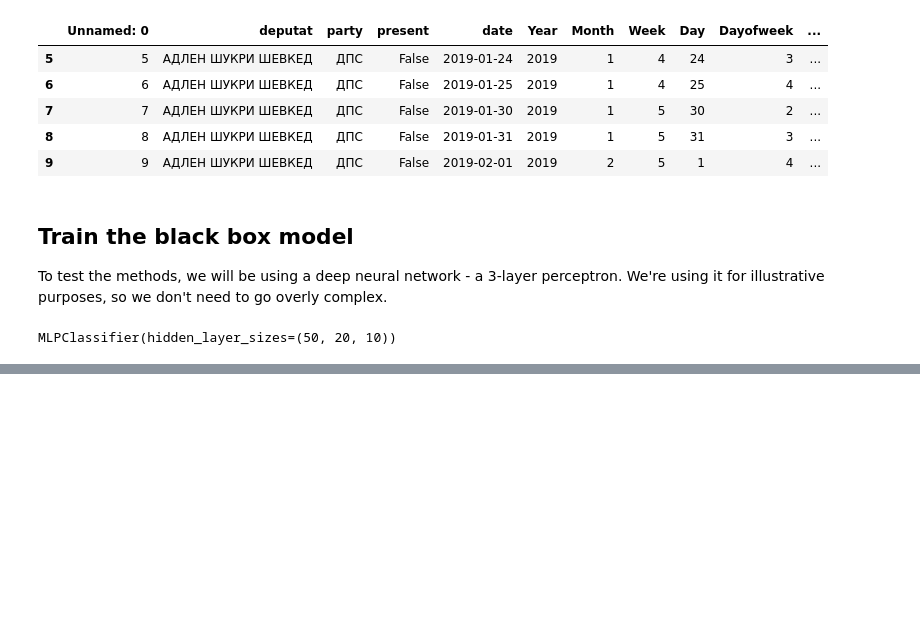
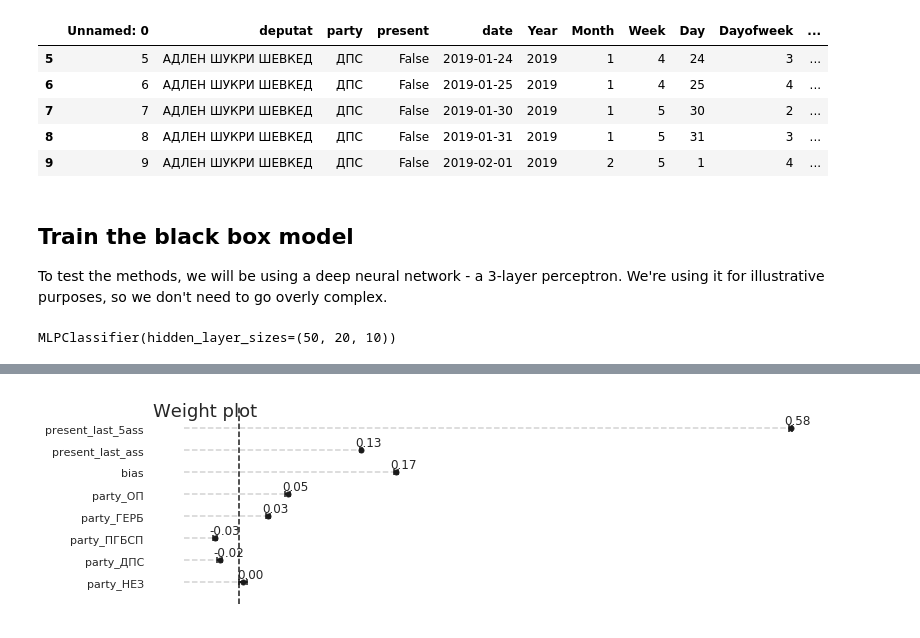
Before and after one commit to DimitarDKirov/ml4humans, a Jupyter notebook: ml4humans/3. Model-Agnostic Methods.ipynb, the cells around one changed output, grey strips where cells are left out. Cells and saved outputs as stored; diff of their text form; code cells hidden in the pictures; blank space fills up the shorter version.

```diff
--- a/ml4humans/3. Model-Agnostic Methods.ipynb
+++ b/ml4humans/3. Model-Agnostic Methods.ipynb
@@ -122,0 +152,5 @@ plot_partial_dependence(model,features_df.values,feature_names=features_df.colum
+# %%
+# NOTE: we are fitting against the predictions and not the actual values
+lin_reg = api.OLS(predictions, features_df)
+# %%
+results = lin_reg.fit()
@@ -122,0 +159,4 @@ plot_partial_dependence(model,features_df.values,feature_names=features_df.colum
+# %%
+weight_plot(results)
+# %% [output]
+[figure, added]
```
Also changed, not shown: parts of 22 cells of this notebook, 2 other files.
